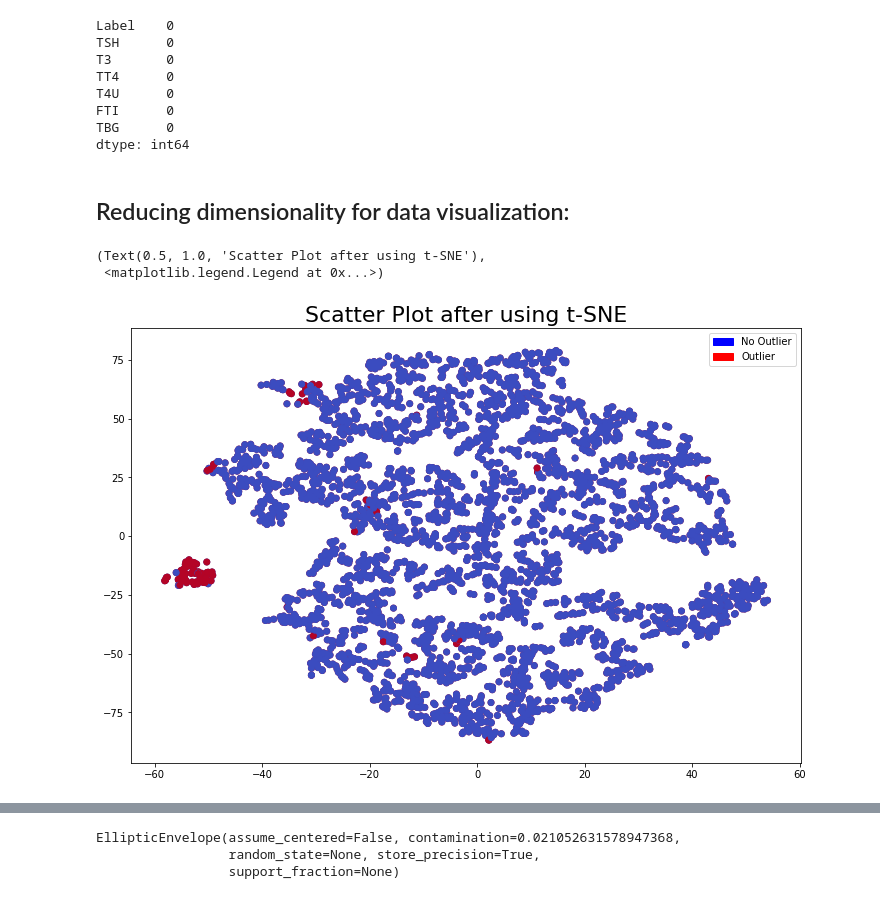
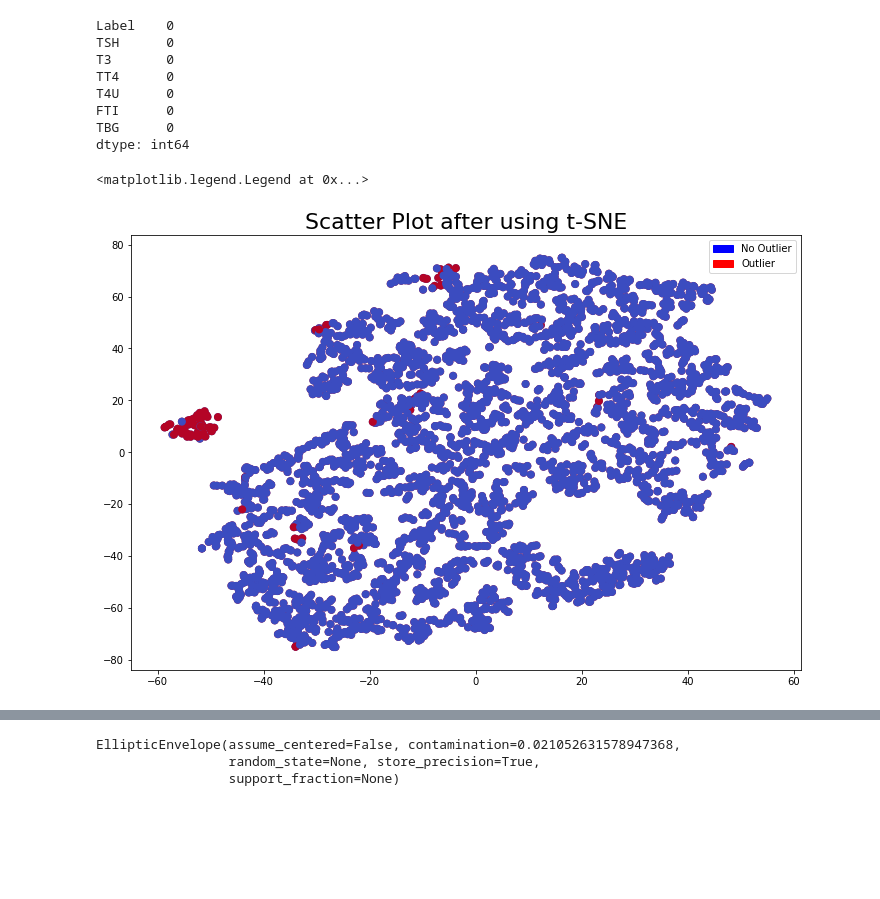
Before and after one commit to jorflima/Python, a Jupyter notebook: Gaussian_Anomaly_Detection .ipynb, the cells around one changed output, grey strips where cells are left out. Cells and saved outputs as stored; diff of their text form; code cells hidden in the pictures; blank space fills up the shorter version.

```diff
--- a/Gaussian_Anomaly_Detection .ipynb
+++ b/Gaussian_Anomaly_Detection .ipynb
@@ -113,6 +109,4 @@ dtype: int64
 # %%
 #Splitting Label and the data:
 X,y = t_df.drop(columns=['Label']), t_df['Label']
-# %% [markdown]
-## Reducing dimensionality for data visualization:
 # %%
@@ -121,15 +115,17 @@ X_tsne = TSNE(n_components=2, random_state=14).fit_transform(X.values)
 # %%
 # Scatter Plot showing that we do have the outliers as a cluster
 
-f, fg = plt.subplots(figsize=(12,8))
+f, ax = plt.subplots(figsize=(12,8))
 
 blue = mpatches.Patch(color='#0000FF', label='No Outlier')
 red = mpatches.Patch(color='#FF0000', label='Outlier')
 
-fg.scatter(X_tsne[:,0], X_tsne[:,1], c=(y == 0), cmap='coolwarm', label='No Fraud')
-fg.scatter(X_tsne[:,0], X_tsne[:,1], c=(y == 1), cmap='coolwarm', label='Fraud')
-fg.set_title('Scatter Plot after using t-SNE', fontsize=22), fg.legend(handles=[blue, red])
+ax.scatter(X_tsne[:,0], X_tsne[:,1], c=(y == 0), cmap='coolwarm', label='No Fraud', linewidths=2)
+ax.scatter(X_tsne[:,0], X_tsne[:,1], c=(y == 1), cmap='coolwarm', label='Fraud', linewidths=2)
+ax.set_title('Scatter Plot after using t-SNE', fontsize=22)
+
+
+ax.legend(handles=[blue, red])
 # %% [output]
-(Text(0.5, 1.0, 'Scatter Plot after using t-SNE'),
- <matplotlib.legend.Legend at 0x...>)
+<matplotlib.legend.Legend at 0x...>
-[figure, old version]
+[figure, new version]
```
Also changed, not shown: parts of 16 cells of this notebook.
